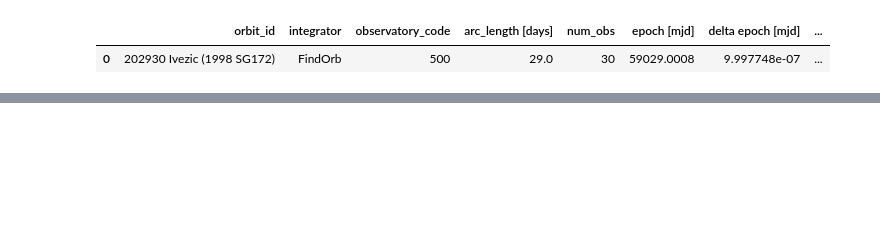
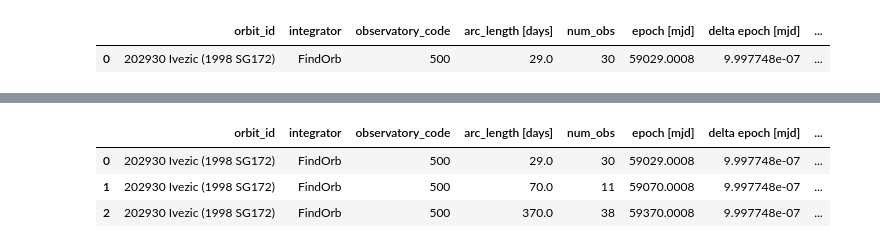
Before and after one commit to B612-Asteroid-Institute/orb_it, a Jupyter notebook: demo/orb_it_demo.ipynb, the cells around one changed output, grey strips where cells are left out. Drawn from its saved outputs; the diff is of its cells as text; code cells hidden in the pictures; blank space fills up the shorter version.

```diff
--- a/demo/orb_it_demo.ipynb
+++ b/demo/orb_it_demo.ipynb
@@ -48,0 +89,7 @@ NOTE: Will add more features to this demo when I get more time in the future!
+# %%
+runTest(orbits[0],'500',dts,astrometric_error=errors[0],backend=FINDORB())
+# %% [output]
+|  | orbit_id | integrator | observatory_code | arc_length [days] | num_obs | epoch [mjd] | delta epoch [mjd] | ... |
+| 0 | 202930 Ivezic (1998 SG172) | FindOrb | 500 | 29.0 | 30 | 59029.0008 | 9.997748e-07 | ... |
+| 1 | 202930 Ivezic (1998 SG172) | FindOrb | 500 | 70.0 | 11 | 59070.0008 | 9.997748e-07 | ... |
+| 2 | 202930 Ivezic (1998 SG172) | FindOrb | 500 | 370.0 | 38 | 59370.0008 | 9.997748e-07 | ... |
```
Also changed, not shown: parts of 24 cells of this notebook, 1 other file.
